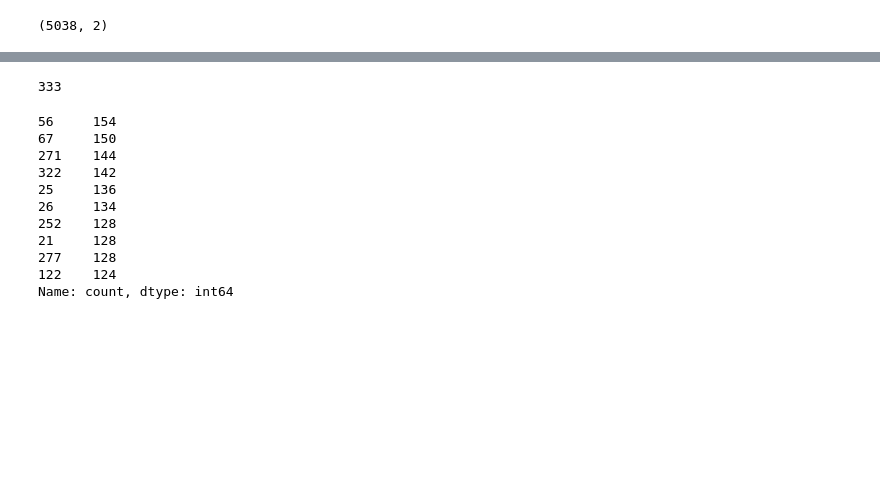
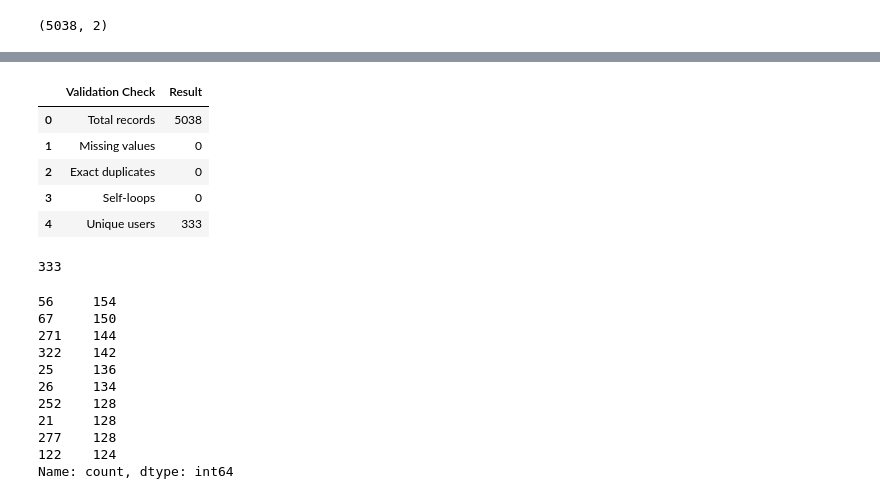
Before and after one commit to missmadam1881-oss/SNA-Tool, a Jupyter notebook: notebooks/01_data_exploration.ipynb, the cells around one changed output, grey strips where cells are left out. Cells and saved outputs as stored; diff of their text form; code cells hidden in the pictures; blank space fills up the shorter version.

```diff
--- a/notebooks/01_data_exploration.ipynb
+++ b/notebooks/01_data_exploration.ipynb
@@ -32,3 +27,24 @@ edges.shape
 edges.shape
 # %% [output]
 (5038, 2)
+# %%
+# — Validate the edge-list data
+
+print("Dataset structure:")
+edges.info()
+
+# Check for missing values
+missing_values = edges[["source", "target"]].isnull().sum()
+
+print("\nMissing values:")
+print(missing_values)
+
+# Check for duplicate relationships
+duplicate_count = edges.duplicated().sum()
+
+print("\nExact duplicate records:", duplicate_count)
+
+# Check for self-loops
+self_loop_count = (edges["source"] == edges["target"]).sum()
+
+print("Self-loops:", self_loop_count)
@@ -35,3 +70,31 @@ edges.shape
+# %%
+# — Summarise the data validation results
+
+validation_summary = pd.DataFrame({
+    "Validation Check": [
+        "Total records",
+        "Missing values",
+        "Exact duplicates",
+        "Self-loops",
+        "Unique users"
+    ],
+    "Result": [
+        len(edges),
+        edges[["source", "target"]].isnull().sum().sum(),
+        duplicate_count,
+        self_loop_count,
+        len(set(edges["source"]).union(edges["target"]))
+    ]
+})
+
+validation_summary
+# %% [output]
+|  | Validation Check | Result |
+| 0 | Total records | 5038 |
+| 1 | Missing values | 0 |
+| 2 | Exact duplicates | 0 |
+| 3 | Self-loops | 0 |
+| 4 | Unique users | 333 |
 # %%
 # — Count how many unique users exist
 # The edges table has two columns: 'source' and 'target'.
```
Also changed, not shown: parts of 17 cells of this notebook.
